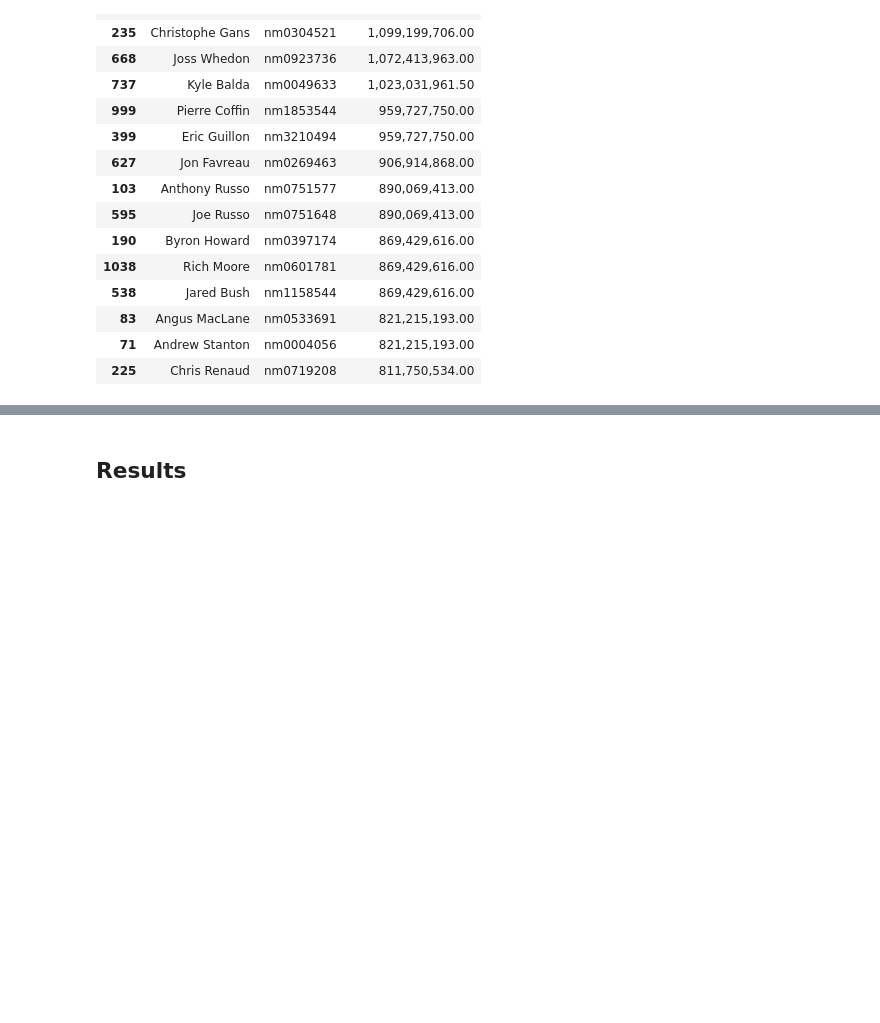
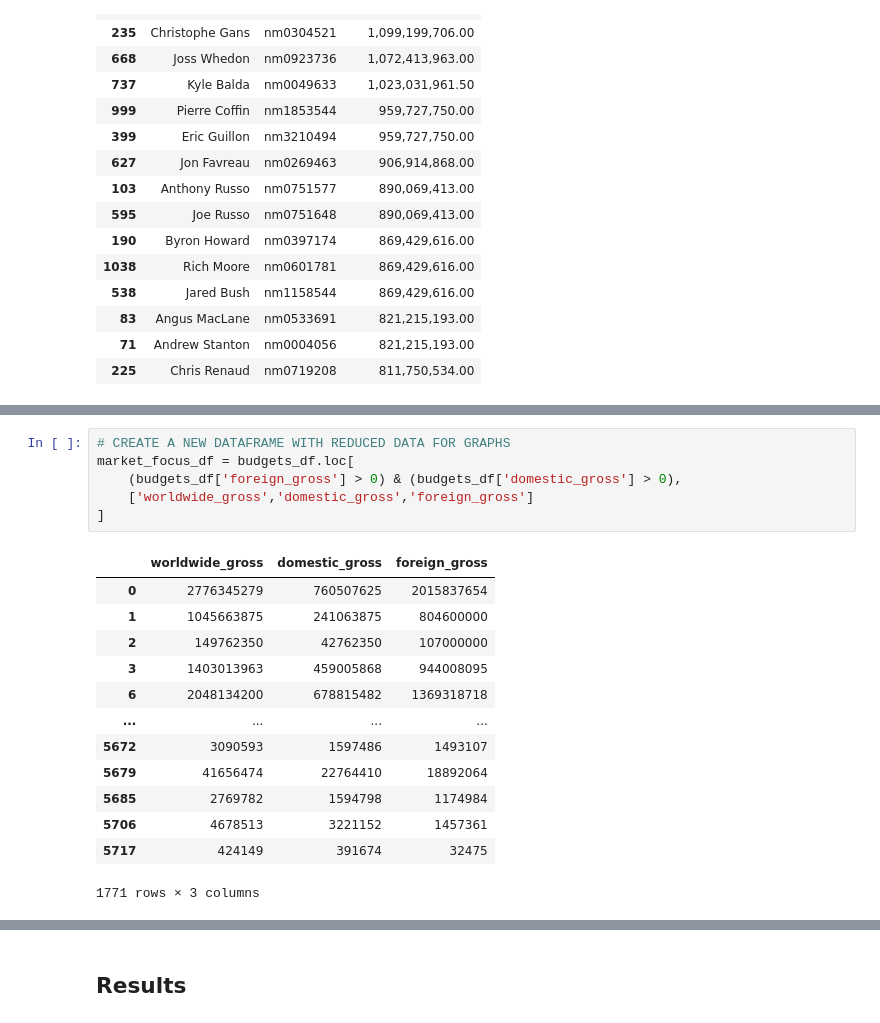
Before and after one commit to ParkedHampster/MS_Studios-Phase_1, a Jupyter notebook: index.ipynb, the cells around one changed output, grey strips where cells are left out. Saved outputs shown, nothing was run; the diff lists cells and outputs as text; blank space fills up the shorter version.

```diff
--- a/index.ipynb
+++ b/index.ipynb
@@ -307,0 +314,20 @@ plt.rc('font', size = 25)
+# %%
+# CREATE A NEW DATAFRAME WITH REDUCED DATA FOR GRAPHS
+market_focus_df = budgets_df.loc[
+    (budgets_df['foreign_gross'] > 0) & (budgets_df['domestic_gross'] > 0),
+    ['worldwide_gross','domestic_gross','foreign_gross']
+]
+# %% [output]
+|  | worldwide_gross | domestic_gross | foreign_gross |
+| 0 | 2776345279 | 760507625 | 2015837654 |
+| 1 | 1045663875 | 241063875 | 804600000 |
+| 2 | 149762350 | 42762350 | 107000000 |
+| 3 | 1403013963 | 459005868 | 944008095 |
+| 6 | 2048134200 | 678815482 | 1369318718 |
+| ... | ... | ... | ... |
+| 5672 | 3090593 | 1597486 | 1493107 |
+| 5679 | 41656474 | 22764410 | 18892064 |
+| 5685 | 2769782 | 1594798 | 1174984 |
+| 5706 | 4678513 | 3221152 | 1457361 |
+| 5717 | 424149 | 391674 | 32475 |
+1771 rows × 3 columns
```
Also changed, not shown: parts of 7 cells of this notebook, 1 other file.
